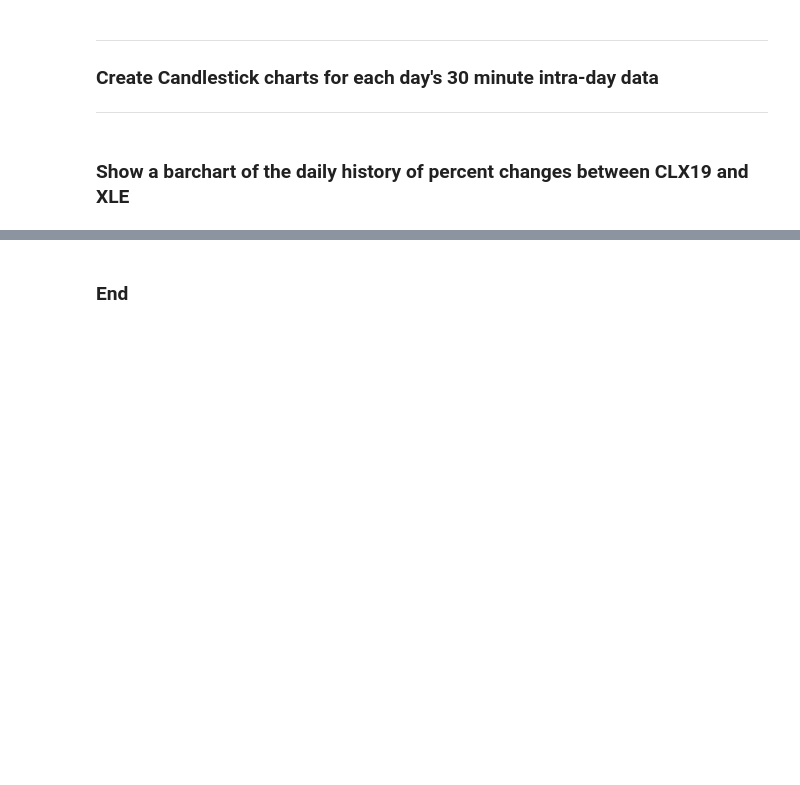
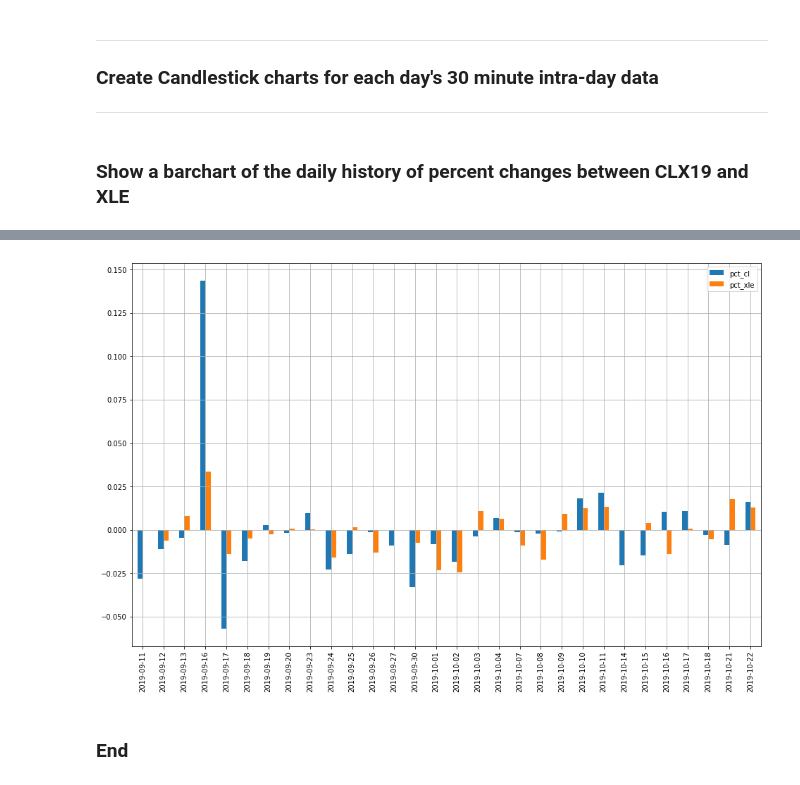
Before and after one commit to bgithub1/barchartapi, a Jupyter notebook: barchartapi/bchist_basic.ipynb, the cells around one changed output, grey strips where cells are left out. Cells and saved outputs as stored; diff of their text form; code cells hidden in the pictures; blank space fills up the shorter version.

```diff
--- a/barchartapi/bchist_basic.ipynb
+++ b/barchartapi/bchist_basic.ipynb
@@ -87,7 +125,10 @@ if endpoint != 'free':
 # %% [markdown]
 ### Show a barchart of the  daily history of percent changes between CLX19 and XLE
 # %%
-status,df_clx19 = bch.get_history('CLX19',20190801,20191001)
-status,df_xle = bch.get_history('XLE',20190801,20191001)
-df_clx19['pct_cl'] = df_clx19.close.pct_change()
+beg_yyyymmdd
+# status,df_clx19 = bch.get_history('CLX19',20190801,20191001)
+# status,df_xle = bch.get_history('XLE',20190801,20191001)
+status,df_xle = bch.get_history('XLE',beg_yyyymmdd,end_yyyymmdd)
+# df_clx19['pct_cl'] = df_clx19.close.pct_change()
+df_hist['pct_cl'] = df_hist.close.pct_change()
 df_xle['pct_xle'] = df_xle.close.pct_change()
@@ -99,2 +178,4 @@ iplot(f)
 # %%
-f2 = pu.plot_pandas(df_both,'tradingDay',bar_plot=True,alt_yaxis=False)
+f2 = pu.plot_pandas(df_both,'tradingDay',bar_plot=True,alt_yaxis=False,)
+# %% [output]
+[figure, added]
```
Also changed, not shown: parts of 11 cells of this notebook, 1 other file.
